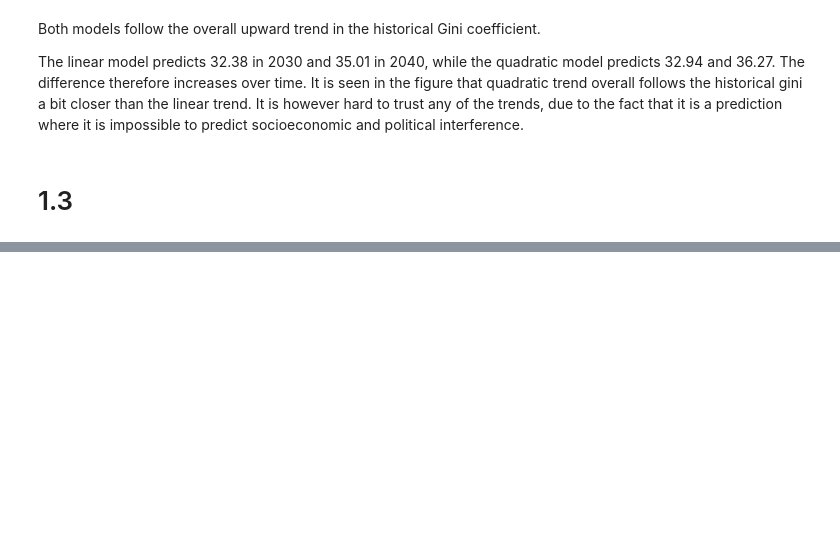
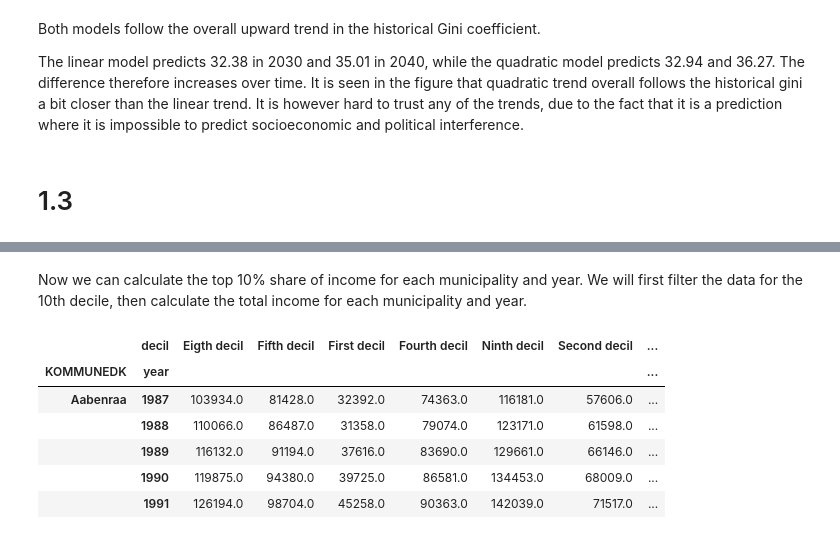
Before and after one commit to Christinecgp/PROJECT-1-DATA-ANALYSIS-PROJECT, a Jupyter notebook: Julius.ipynb, the cells around one changed output, grey strips where cells are left out. Drawn from its saved outputs; the diff is of its cells as text; code cells hidden in the pictures; blank space fills up the shorter version.

```diff
--- a/Julius.ipynb
+++ b/Julius.ipynb
@@ -466,0 +547,15 @@ It is seen in the figure that quadratic trend overall follows the historical gin
+# %%
+params = {
+    'table': 'IFOR32',
+    'format': 'BULK',
+    'lang': 'en',
+    'variables': [
+        {'code': 'DECILGEN', 'values': ['*']},
+        {'code': 'KOMMUNEDK', 'values': ['*']},
+        {'code': 'Tid', 'values': ['*']}
+    ]
+}
+
+income_municipal = IFOR32.get_data(params=params)
+
+income_municipal.head()
@@ -466,0 +571,10 @@ It is seen in the figure that quadratic trend overall follows the historical gin
+# %%
+income_municipal['INDHOLD'] = income_municipal['INDHOLD'].astype(float)
+
+income_municipal = income_municipal.rename(columns={
+    'DECILGEN': 'decil',
+    'TID': 'year',
+    'INDHOLD': 'income'
+})
+
+income_municipal.head()
@@ -466,0 +588,6 @@ It is seen in the figure that quadratic trend overall follows the historical gin
+# %%
+income_municipal = income_municipal.sort_values(
+    ['KOMMUNEDK', 'year', 'decil']
+)
+
+income_municipal.head()
@@ -466,0 +601,18 @@ It is seen in the figure that quadratic trend overall follows the historical gin
+# %% [markdown]
+Now we can calculate the top 10% share of income for each municipality and year. We will first filter the data for the 10th decile, then calculate the total income for each municipality and year.
+# %%
+income_pivot = income_municipal.pivot_table(
+    index=['KOMMUNEDK', 'year'],
+    columns='decil',
+    values='income'
+)
+
+income_pivot.head()
+# %% [output]
+|  | decil | Eigth decil | Fifth decil | First decil | Fourth decil | Ninth decil | Second decil | ... |
+| KOMMUNEDK | year |  |  |  |  |  |  | ... |
+| Aabenraa | 1987 | 103934.0 | 81428.0 | 32392.0 | 74363.0 | 116181.0 | 57606.0 | ... |
+|  | 1988 | 110066.0 | 86487.0 | 31358.0 | 79074.0 | 123171.0 | 61598.0 | ... |
+|  | 1989 | 116132.0 | 91194.0 | 37616.0 | 83690.0 | 129661.0 | 66146.0 | ... |
+|  | 1990 | 119875.0 | 94380.0 | 39725.0 | 86581.0 | 134453.0 | 68009.0 | ... |
+|  | 1991 | 126194.0 | 98704.0 | 45258.0 | 90363.0 | 142039.0 | 71517.0 | ... |
```
Also changed, not shown: parts of 41 cells of this notebook, 2 other files.
